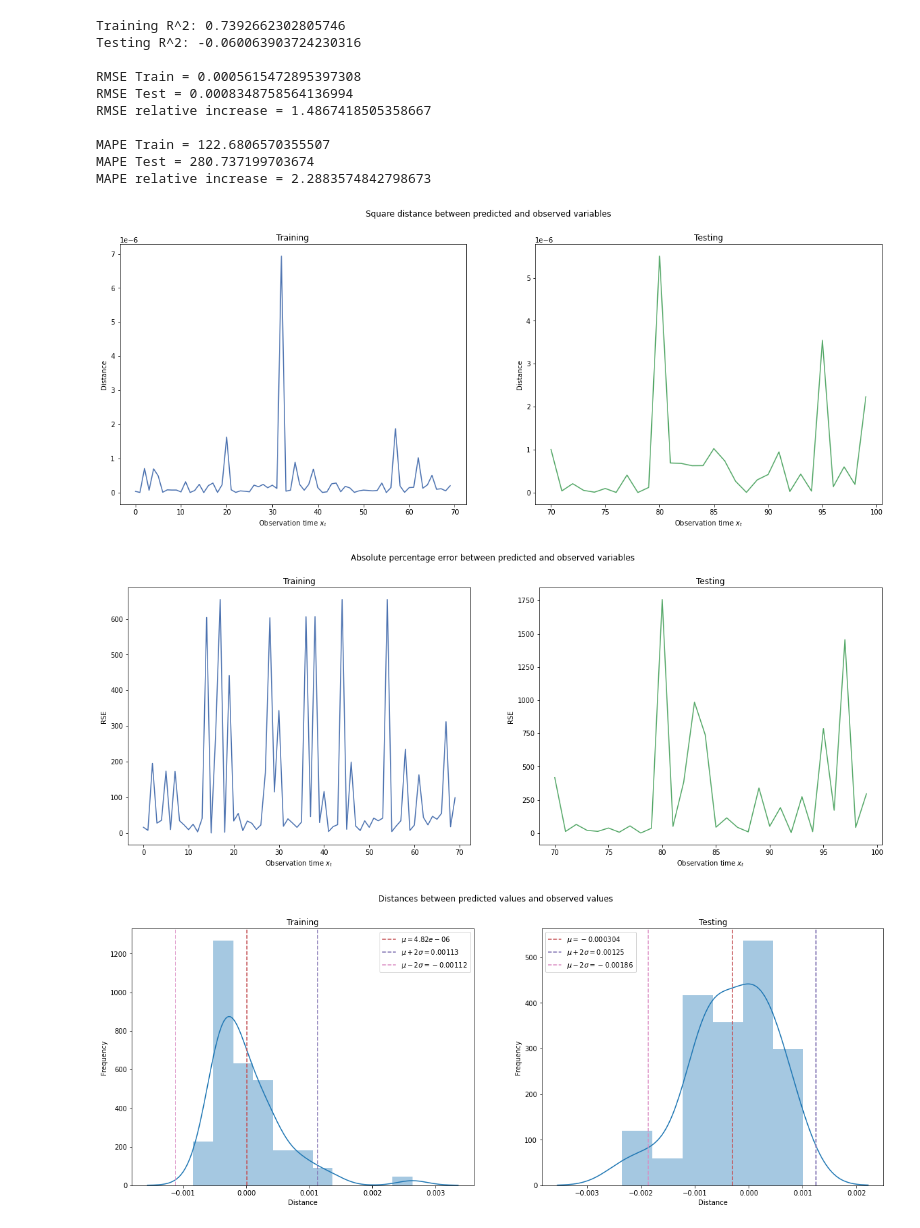
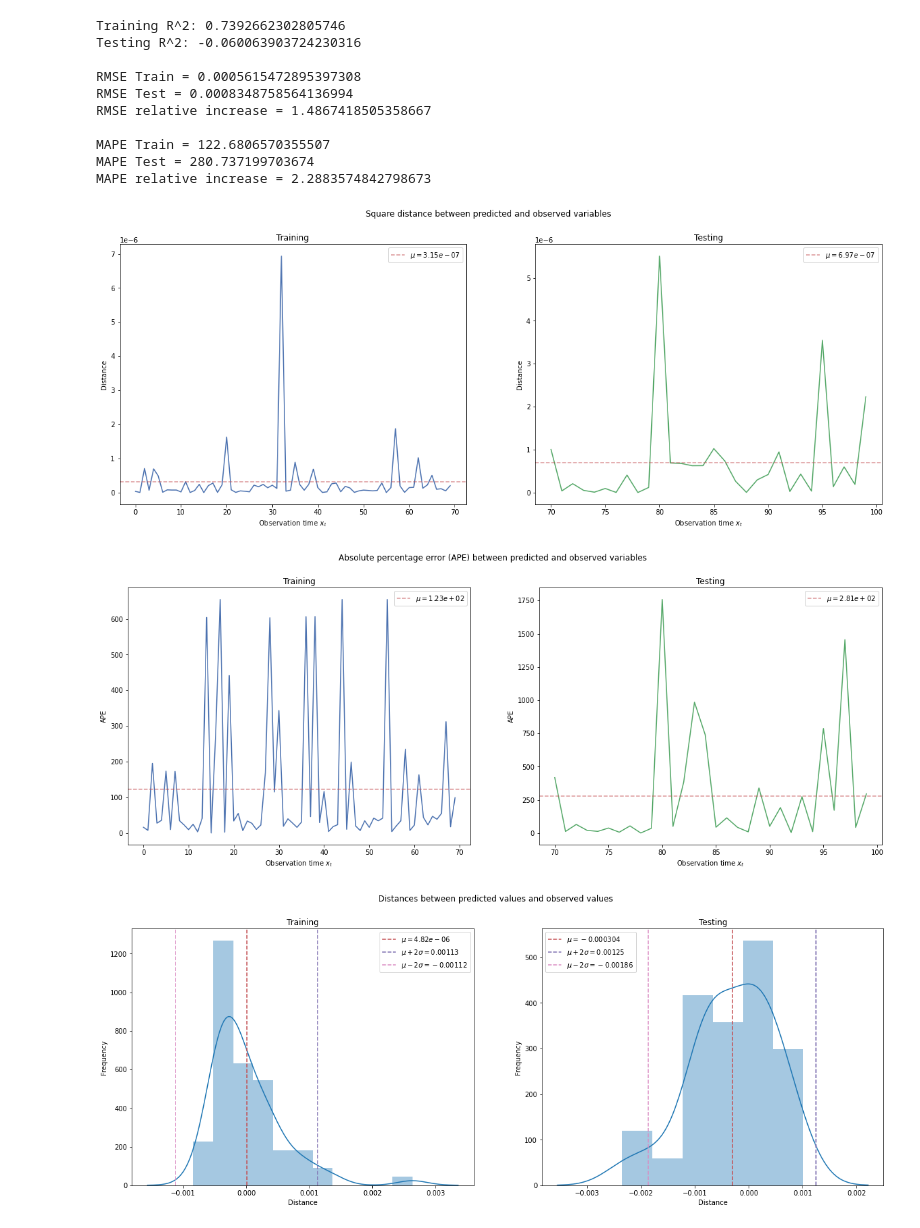
Before and after one commit to gittmp/GPR-for-financial-series, a Jupyter notebook: gaussian_process.ipynb, the cells around one changed output. Drawn from its saved outputs; the diff is of its cells as text; code cells hidden in the pictures.

```diff
--- a/gaussian_process.ipynb
+++ b/gaussian_process.ipynb
@@ -573,34 +623,44 @@ MAPE relative increase = 2.2883574842798673
 fig, ax = plt.subplots(1, 2, figsize=(20, 7))
 
 sns.lineplot(x=results_train['x'], y=err_train, color=sns.color_palette(palette='deep')[0], ax=ax[0])
+ax[0].axhline(err_train.mean(), color=sns.color_palette(palette='deep')[3], alpha=0.6, linestyle='--', label=f'$\mu = {err_train.mean():.3}$')
+
 sns.lineplot(x=results_test['x'], y=err_test, color=sns.color_palette(palette='deep')[2], ax=ax[1])
+ax[1].axhline(err_test.mean(), color=sns.color_palette(palette='deep')[3], alpha=0.6, linestyle='--', label=f'$\mu = {err_test.mean():.3}$')
 
 fig.suptitle('Square distance between predicted and observed variables')
 ax[0].set(title='Training', xlabel=r'Observation time $x_t$', ylabel='Distance')
+ax[0].legend()
 ax[1].set(title='Testing', xlabel=r'Observation time $x_t$', ylabel='Distance')
+ax[1].legend()
 
 plt.savefig(path + 'gp-error-distances.png')
 plt.show()
 # %% [output]
-[figure, old version]
+[figure, new version]
 # %%
 # plot absolute percentage error between training/testing labels and predicted labels
 fig, ax = plt.subplots(1, 2, figsize=(20, 7))
 
 APE_train = AE_train * 100
 APE_test = AE_test * 100
 
 sns.lineplot(x=results_train['x'], y=APE_train, color=sns.color_palette(palette='deep')[0], ax=ax[0])
+ax[0].axhline(APE_train.mean(), color=sns.color_palette(palette='deep')[3], alpha=0.6, linestyle='--', label=f'$\mu = {APE_train.mean():.3}$')
+
 sns.lineplot(x=results_test['x'], y=APE_test, color=sns.color_palette(palette='deep')[2], ax=ax[1])
+ax[1].axhline(APE_test.mean(), color=sns.color_palette(palette='deep')[3], alpha=0.6, linestyle='--', label=f'$\mu = {APE_test.mean():.3}$')
 
-fig.suptitle('Absolute percentage error between predicted and observed variables')
-ax[0].set(title='Training', xlabel=r'Observation time $x_t$', ylabel='RSE')
-ax[1].set(title='Testing', xlabel=r'Observation time $x_t$', ylabel='RSE')
+fig.suptitle('Absolute percentage error (APE) between predicted and observed variables')
+ax[0].set(title='Training', xlabel=r'Observation time $x_t$', ylabel='APE')
+ax[0].legend()
+ax[1].set(title='Testing', xlabel=r'Observation time $x_t$', ylabel='APE')
+ax[1].legend()
 
 plt.savefig(path + 'gp-aperror.png')
 plt.show()
 # %% [output]
-[figure, old version]
+[figure, new version]
 # %%
 # error plots
 err_train_mean, err_test_mean = np.mean(dist_train), np.mean(dist_test)
```
Also changed, not shown: parts of 22 cells of this notebook, 4 other files.
